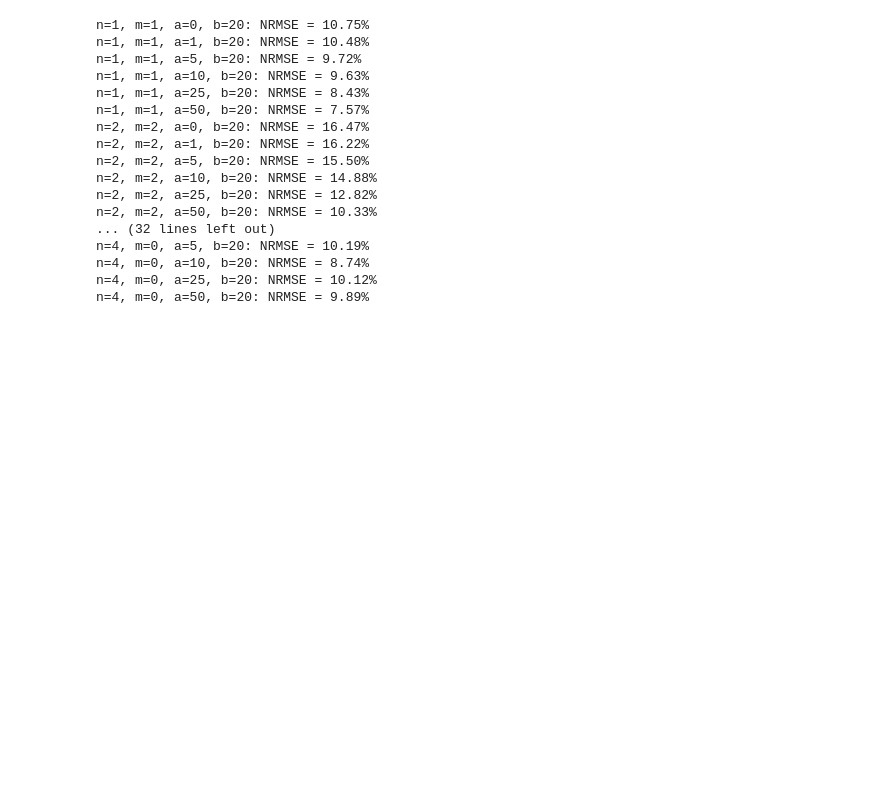
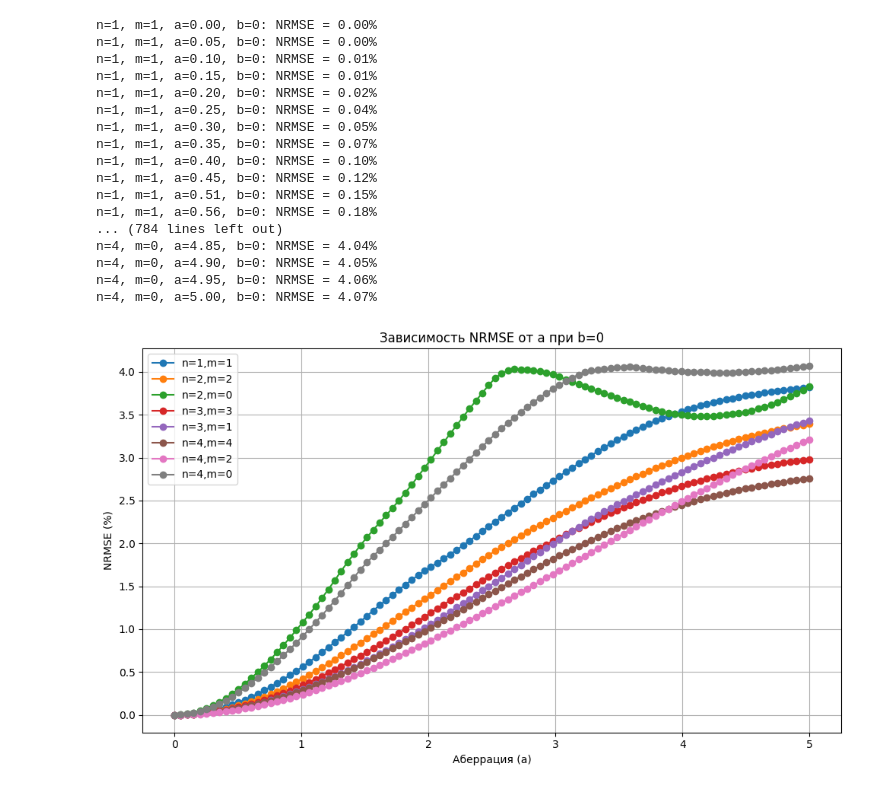
Before and after one commit to Dmitryser1/NIRMag, a Jupyter notebook: RMSE.ipynb, the cells around one changed output. Drawn from its saved outputs; the diff is of its cells as text; code cells hidden in the pictures; blank space fills up the shorter version.

```diff
--- a/RMSE.ipynb
+++ b/RMSE.ipynb
@@ -43,9 +43,13 @@ def calculate_nrmse(img1, img2):
     nrmse_percent = (rmse / max_img1) * 100 if max_img1 != 0 else 0
     return nrmse_percent
 
-# Основная функция для генерации и сохранения
-def generate_zernike_images(n_m_pairs, a_values, b=20, grid_size=100, fft_size=512):
-    """Генерация изображений и вычисление NRMSE для всех комбинаций"""
+# Основная функция для генерации данных и построения графика
+def generate_zernike_data_and_plot(n_m_pairs, a_values, b=20, grid_size=100, fft_size=512):
+    """Генерация данных NRMSE и построение графика зависимости от a"""
+    # Словарь для хранения NRMSE для каждой пары (n, m)
+    nrmse_data = {f"n={n},m={m}": [] for n, m in n_m_pairs}
+
+    # Генерация данных
     for n, m in n_m_pairs:
         for a in a_values:
             # Генерация координат
@@ -63,25 +67,40 @@ def generate_zernike_images(n_m_pairs, a_values, b=20, grid_size=100, fft_size=5
             Z = zernike_polynomial(n, m, rho, theta)
             Z1a = np.cos((a * Z + b * np.sqrt(X ** 2 + Y ** 2)))  # С аксиконом
 
+            Z1a0 = np.cos((b * np.sqrt(X ** 2 + Y ** 2)))  # С аксиконом
             # Фурье-преобразования
-            Zf = np.fft.fftshift(np.fft.fft2(Z, s=[fft_size, fft_size]))  # Идеальная картина
+            Zf = np.fft.fftshift(np.fft.fft2(Z1a0, s=[fft_size, fft_size]))  # Идеальная картина
             Z1af = np.fft.fftshift(np.fft.fft2(Z1a, s=[fft_size, fft_size]))  # С аксиконом
 
             # Обрезаем до 128x128
             Zf_cropped = crop_center(abs(Zf))
             Z1af_cropped = crop_center(abs(Z1af))
 
-            # Вычисляем NRMSE
+            # Вычисляем NRMSE и сохраняем
             nrmse_percent = calculate_nrmse(Zf_cropped, Z1af_cropped)
+            nrmse_data[f"n={n},m={m}"].append(nrmse_percent)
 
             # Выводим NRMSE в консоль
-            print(f"n={n}, m={m}, a={a}, b={b}: NRMSE = {nrmse_percent:.2f}%")
+            print(f"n={n}, m={m}, a={a:.2f}, b={b}: NRMSE = {nrmse_percent:.2f}%")
 
             # Сохраняем изображение ФРТ
-            filename = f"NRMSE/zernike_n{n}_m{m}_a{a}_b{b}_FRT.png"
+            filename = f"NRMSE/zernike_n{n}_m{m}_a{a:.2f}_b{b}_FRT.png"
             plt.imsave(filename, Z1af_cropped, cmap='gray')
 
-# Список пар (n, m) и значений a
+    # Построение графика
+    plt.figure(figsize=(10, 6))
+    for label, nrmse_values in nrmse_data.items():
+        plt.plot(a_values, nrmse_values, marker='o', label=label)
+
+    plt.xlabel('Аберрация (a)')
+    plt.ylabel('NRMSE (%)')
+    plt.title(f'Зависимость NRMSE от a при b={b}')
+    plt.legend()
+    plt.grid(True)
+    plt.tight_layout()
+    plt.show()
+
+# Список пар (n, m)
 n_m_pairs = [
     (1, 1),  # Смещение
     (2, 2),  # Астигматизм
@@ -93,24 +112,26 @@ n_m_pairs = [
     (4, 0),  # Сферическая
 ]
 
-a_values = [0, 1, 5, 10, 25, 50]
+# Значения a через np.linspace (от 0 до 50, 6 точек)
+a_values = np.linspace(0, 5, 100)
 # %%
-generate_zernike_images(n_m_pairs, a_values, b=20)
+generate_zernike_data_and_plot(n_m_pairs, a_values, b=0)
 # %% [output]
-n=1, m=1, a=0, b=20: NRMSE = 10.75%
-n=1, m=1, a=1, b=20: NRMSE = 10.48%
-n=1, m=1, a=5, b=20: NRMSE = 9.72%
-n=1, m=1, a=10, b=20: NRMSE = 9.63%
-n=1, m=1, a=25, b=20: NRMSE = 8.43%
-n=1, m=1, a=50, b=20: NRMSE = 7.57%
-n=2, m=2, a=0, b=20: NRMSE = 16.47%
-n=2, m=2, a=1, b=20: NRMSE = 16.22%
-n=2, m=2, a=5, b=20: NRMSE = 15.50%
-n=2, m=2, a=10, b=20: NRMSE = 14.88%
-n=2, m=2, a=25, b=20: NRMSE = 12.82%
-n=2, m=2, a=50, b=20: NRMSE = 10.33%
-... (32 lines left out)
-n=4, m=0, a=5, b=20: NRMSE = 10.19%
-n=4, m=0, a=10, b=20: NRMSE = 8.74%
-n=4, m=0, a=25, b=20: NRMSE = 10.12%
-n=4, m=0, a=50, b=20: NRMSE = 9.89%
+n=1, m=1, a=0.00, b=0: NRMSE = 0.00%
+n=1, m=1, a=0.05, b=0: NRMSE = 0.00%
+n=1, m=1, a=0.10, b=0: NRMSE = 0.01%
+n=1, m=1, a=0.15, b=0: NRMSE = 0.01%
+n=1, m=1, a=0.20, b=0: NRMSE = 0.02%
+n=1, m=1, a=0.25, b=0: NRMSE = 0.04%
+n=1, m=1, a=0.30, b=0: NRMSE = 0.05%
+n=1, m=1, a=0.35, b=0: NRMSE = 0.07%
+n=1, m=1, a=0.40, b=0: NRMSE = 0.10%
+n=1, m=1, a=0.45, b=0: NRMSE = 0.12%
+n=1, m=1, a=0.51, b=0: NRMSE = 0.15%
+n=1, m=1, a=0.56, b=0: NRMSE = 0.18%
+... (784 lines left out)
+n=4, m=0, a=4.85, b=0: NRMSE = 4.04%
+n=4, m=0, a=4.90, b=0: NRMSE = 4.05%
+n=4, m=0, a=4.95, b=0: NRMSE = 4.06%
+n=4, m=0, a=5.00, b=0: NRMSE = 4.07%
+[figure, added]
```
Also changed, not shown: parts of 1 cell of this notebook, 8 other files.
